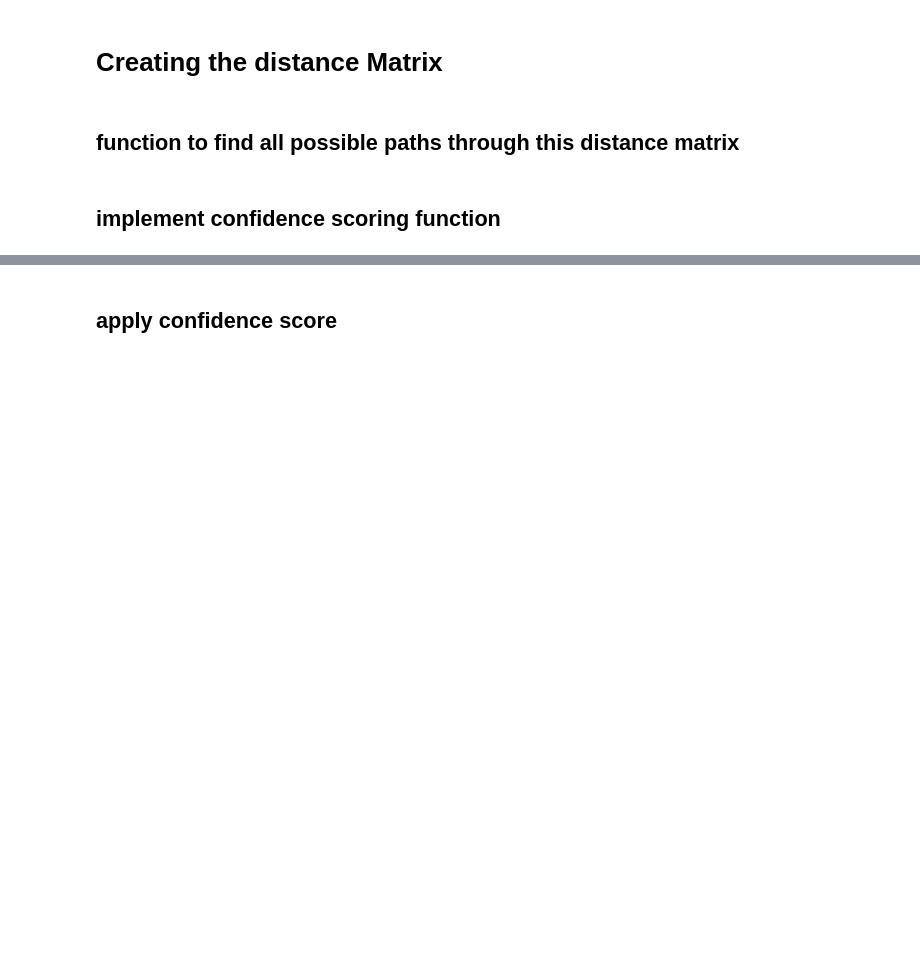
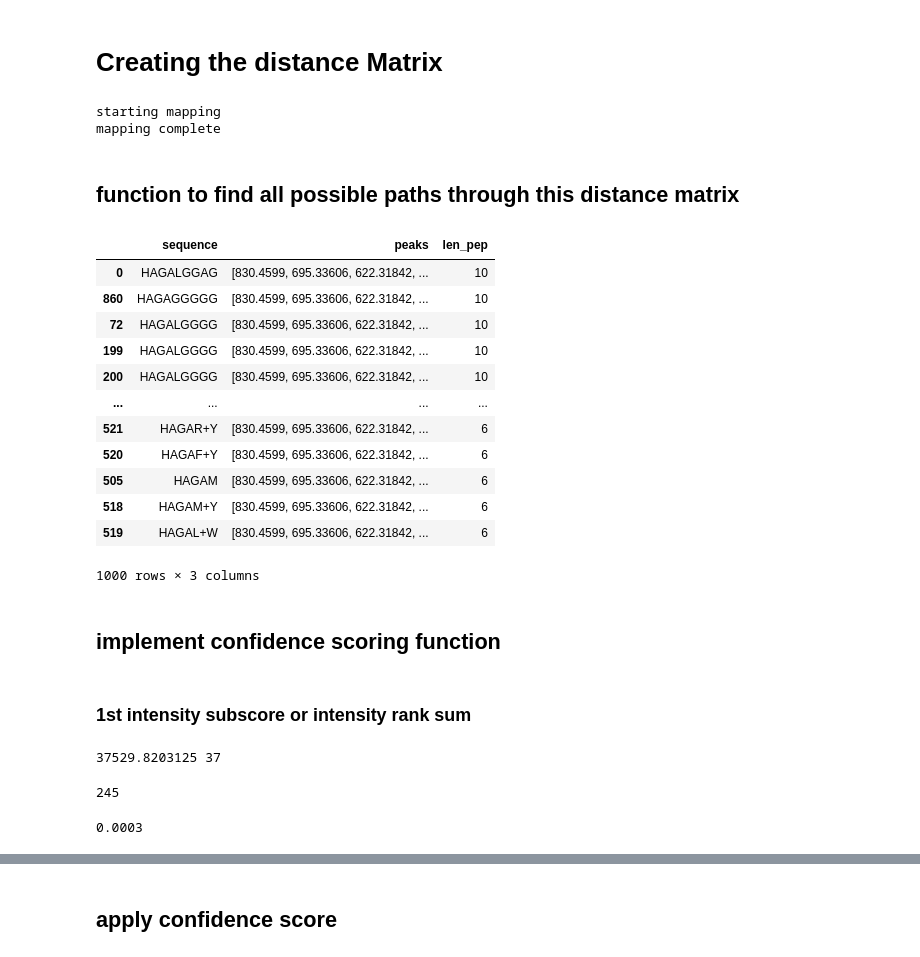
Before and after one commit to DBeben22/expert-tandem, a Jupyter notebook: prototypes/prototype_vers4.ipynb, the cells around one changed output, grey strips where cells are left out. Drawn from its saved outputs; the diff is of its cells as text; code cells hidden in the pictures; blank space fills up the shorter version.

```diff
--- a/prototypes/prototype_vers4.ipynb
+++ b/prototypes/prototype_vers4.ipynb
@@ -41,6 +41,8 @@ df = pd.read_csv("../data/psm_a.tsv", sep="\t")
 # TODO for now there is a distinction between "I" and "L"
 # They are indistinguishable by weight so I cant really know which one it is
 aa = pd.read_csv("../data/single_double_amino_acids.csv")
+# %%
+mz_path = '../data/2015-05-19_MRC5_a.mzML'
 # %%
 # this creates a dictionary of matches between the mzMl file and the psm_a.tsv
 # this should only return MS/MS where we have the Peptide sequence already identified.
@@ -215,7 +239,10 @@ def rename(column):
     return new
 
 try:
-    df_aa = pd.read_csv("below_shortest_example_matrix_named.csv").set_index("Unnamed: 0")
+    # I made the try and except and the whole program used to depend on having the matrix be read from a dataframe
+    # no I rarely ever use it tho so maybe it can be thrown out
+    # I want to think about the implications first tho and not ruin a working flow
+    df_aa = NONEpd.read_csv("below_shortest_example_matrix_named.csv").set_index("Unnamed: 0")
 except:
     distance_matrix = []
     for column, i in zip(mz_round, range(len(mz_round))):
@@ -253,6 +280,9 @@ except:
     #have to reread so dictionaries are reconverted into strings
     # this is stupid but makes the code work consistently with read csv files
     df_aa = pd.read_csv("below_shortest_example_matrix_named.csv").set_index("Unnamed: 0")
+# %% [output]
+starting mapping
+mapping complete
 # %% [markdown]
 ## function to find all possible paths through this distance matrix
 # %%
@@ -307,15 +337,32 @@ def find_all_paths(n = 1000):
         # info_dic = {}
         # for i in range(len(peaks_one)):
         #     info_dic[i] = peaks_one[i]
-        full_pep_list.append([path_one, peaks_one])
+        full_pep_list.append(["".join(path_one), peaks_one])
         #print("new peptide finished")
         #print(path_one)
 
     return full_pep_list
 # %%
-find_all_paths()
+HELIEFR_pep_list = find_all_paths()
 # %%
-pd.DataFrame(full_pep_list)
+pep_df = pd.DataFrame(HELIEFR_pep_list, columns = ["sequence","peaks"])
+# TODO switch to peak_list length because of + problem??
+pep_df['len_pep'] = pep_df["peaks"].str.len()
+pep_df.sort_values(by='len_pep', ascending=False)
+# %% [output]
+|  | sequence | peaks | len_pep |
+| 0 | HAGALGGAG | [830.4599, 695.33606, 622.31842, ... | 10 |
+| 860 | HAGAGGGGG | [830.4599, 695.33606, 622.31842, ... | 10 |
+| 72 | HAGALGGGG | [830.4599, 695.33606, 622.31842, ... | 10 |
+| 199 | HAGALGGGG | [830.4599, 695.33606, 622.31842, ... | 10 |
+| 200 | HAGALGGGG | [830.4599, 695.33606, 622.31842, ... | 10 |
+| ... | ... | ... | ... |
+| 521 | HAGAR+Y | [830.4599, 695.33606, 622.31842, ... | 6 |
+| 520 | HAGAF+Y | [830.4599, 695.33606, 622.31842, ... | 6 |
+| 505 | HAGAM | [830.4599, 695.33606, 622.31842, ... | 6 |
+| 518 | HAGAM+Y | [830.4599, 695.33606, 622.31842, ... | 6 |
+| 519 | HAGAL+W | [830.4599, 695.33606, 622.31842, ... | 6 |
+1000 rows × 3 columns
 # %%
 # TODO find a way to compute every single possible peptide
 # this will create soooo many peptides tho
@@ -324,3 +371,5 @@ pd.DataFrame(full_pep_list)
 # like can I find a way to know ahead of time which path makes the most sense
 # %% [markdown]
 ## implement confidence scoring function
+# %% [markdown]
+### 1st intensity subscore or intensity rank sum
@@ -326,0 +378,7 @@ pd.DataFrame(full_pep_list)
+# %%
+# testing
+i = 830.4599
+intensity = intensity_peaks[np.where(mz_round == i)[0][0]]
+print(intensity, np.where(ranked_intensity == intensity)[0][0])
+# %% [output]
+37529.8203125 37
@@ -326,0 +400,4 @@ pd.DataFrame(full_pep_list)
+# %%
+rank_sum
+# %% [output]
+245
@@ -326,0 +432,12 @@ pd.DataFrame(full_pep_list)
+# %%
+# more chat gpt stuff where its testing
+
+N = len(intensity_peaks)
+T = len(HELIEFR_real_peptide[0])
+
+distribution = rank_distributions[len(HELIEFR_pep_list[0][0])]
+p_value = empirical_p_value(real_rank_sum, rank_distributions[len(HELIEFR_real_peptide[0])])
+
+p_value
+# %% [output]
+0.0003
```
Also changed, not shown: parts of 17 cells of this notebook.
